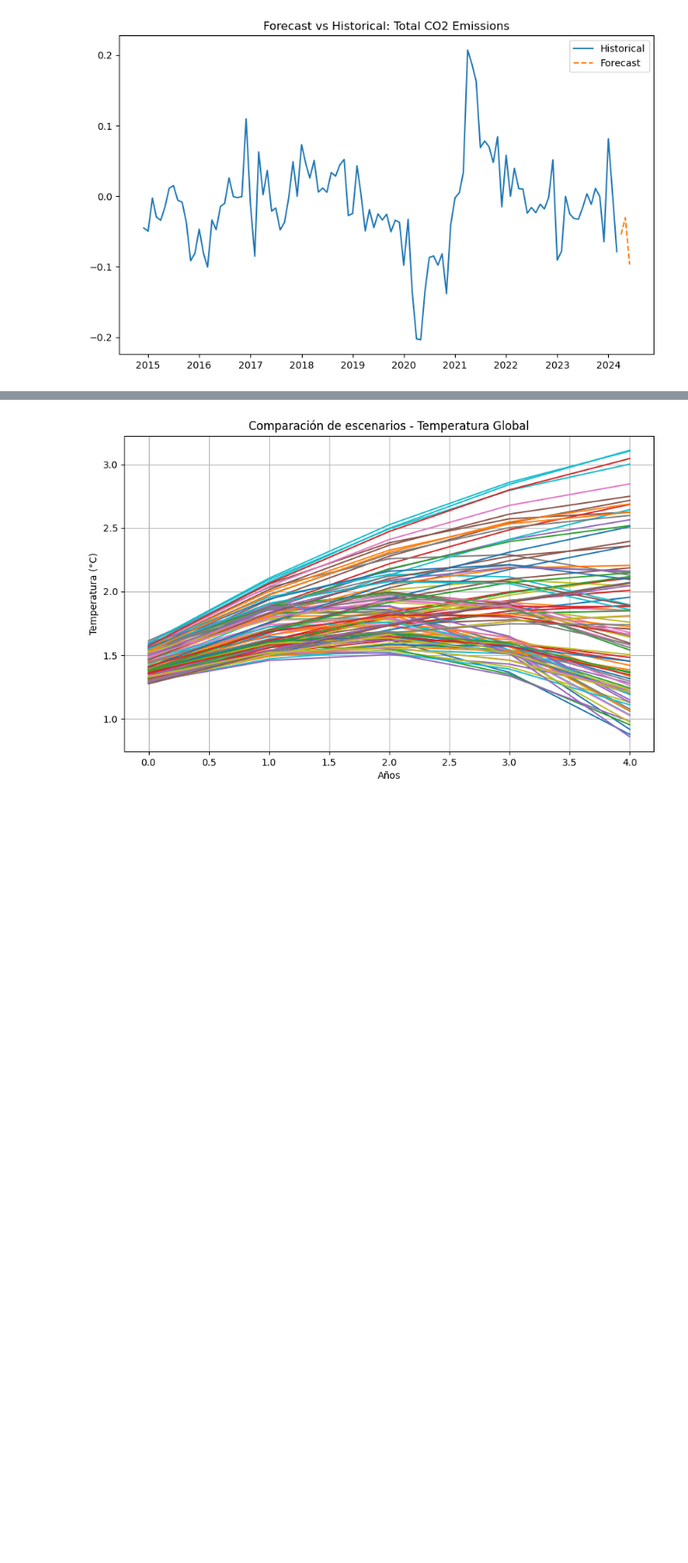
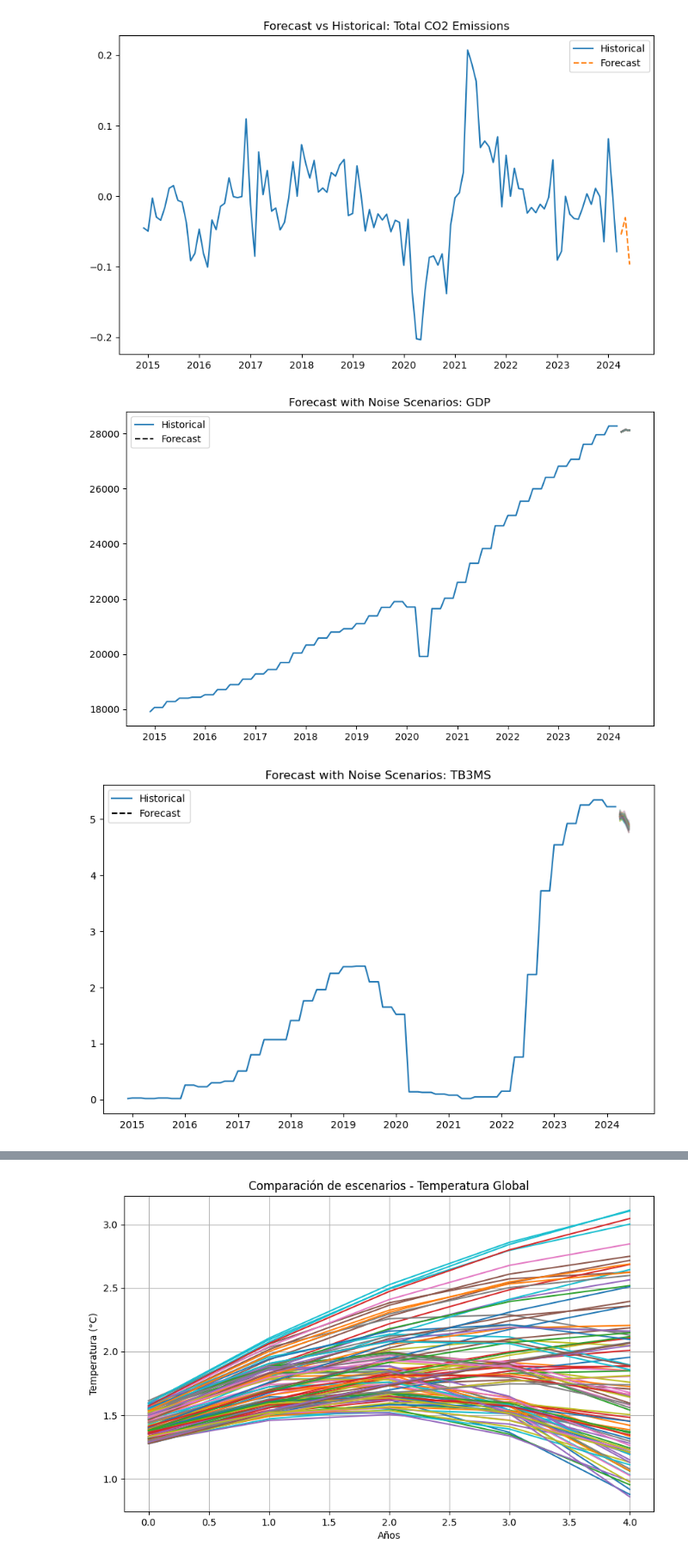
Before and after one commit to luisrc44/QAA-with-Climate-Change-and-ESG, a Jupyter notebook: QAA_wCC.ipynb, the cells around one changed output, grey strips where cells are left out. Shown at 86% size. Saved outputs shown, nothing was run; the diff lists cells and outputs as text; code cells hidden in the pictures; blank space fills up the shorter version.

Commit message:
Scenarios

```diff
--- a/QAA_wCC.ipynb
+++ b/QAA_wCC.ipynb
@@ -63,3 +63,9 @@ vr_model.plot_predictions(steps=3)
 [figure]
 [figure]
 [figure]
+# %%
+# Generar y graficar los escenarios con ruido
+vr_model.generate_scenarios_with_noise(steps=3, n_scenarios=100)
+# %% [output]
+[figure, added]
+[figure, added]
```
Also changed, not shown: parts of 2 cells of this notebook, 2 other files.
